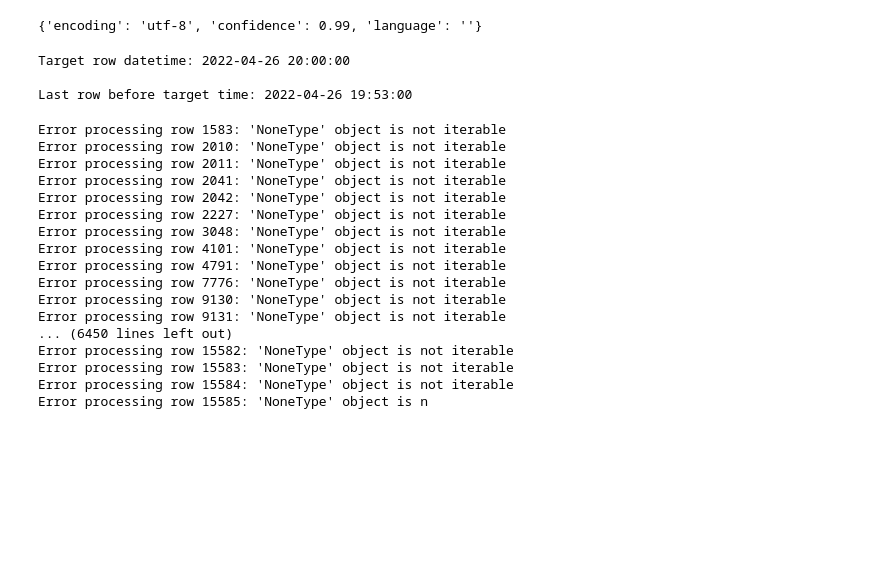
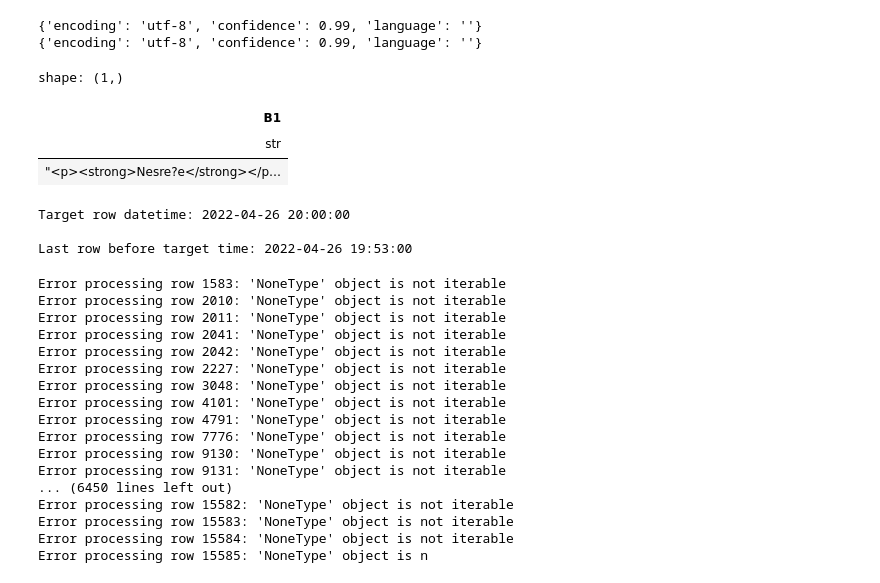
Before and after one commit to filipTurk/onjyfans2, a Jupyter notebook: report/code/DataProcessAndAnalisys.ipynb, the cells around one changed output. Drawn from its saved outputs; the diff is of its cells as text; code cells hidden in the pictures; blank space fills up the shorter version.

```diff
--- a/report/code/DataProcessAndAnalisys.ipynb
+++ b/report/code/DataProcessAndAnalisys.ipynb
@@ -4,15 +4,27 @@ import polars as pl
 import pandas as pd
 from datetime import datetime
 import chardet
-input_df = pl.read_csv("../data/PrometnoPorociloAll.csv", encoding="Windows-1252")
-output_df = pl.read_csv("../data/Joined_rtf_files.csv", encoding="utf-8")
+from IPython.display import display
+
+input_df = pl.read_csv("PrometnoPorociloAll.csv", encoding="utf-8")
+output_df = pl.read_csv("Joined_rtf_files.csv", encoding="utf-8")
 input_df = input_df.with_columns(pl.col("Datum").str.strptime(pl.Datetime, "%m/%d/%Y %H:%M"))
 output_df = output_df.with_columns(pl.col("Datum").str.strptime(pl.Datetime, "%m/%d/%Y %H:%M"))
 # %%
-with open("../data/PrometnoPorociloAll.csv", "rb") as f:
+with open("PrometnoPorociloAll.csv", "rb") as f:
     print(chardet.detect(f.read(1000000)))
+with open("Joined_rtf_files.csv", "rb") as f:
+    print(chardet.detect(f.read(1000000)))
 # %% [output]
 {'encoding': 'utf-8', 'confidence': 0.99, 'language': ''}
+{'encoding': 'utf-8', 'confidence': 0.99, 'language': ''}
+# %%
+display(input_df[23]["B1"])
+# %% [output]
+shape: (1,)
+| B1 |
+| str |
+| "<p><strong>Nesre?e</strong></p… |
 # %%
 def get_first_input_before_time(output_df_row, input_df):
 
```
Also changed, not shown: 5 other files.
